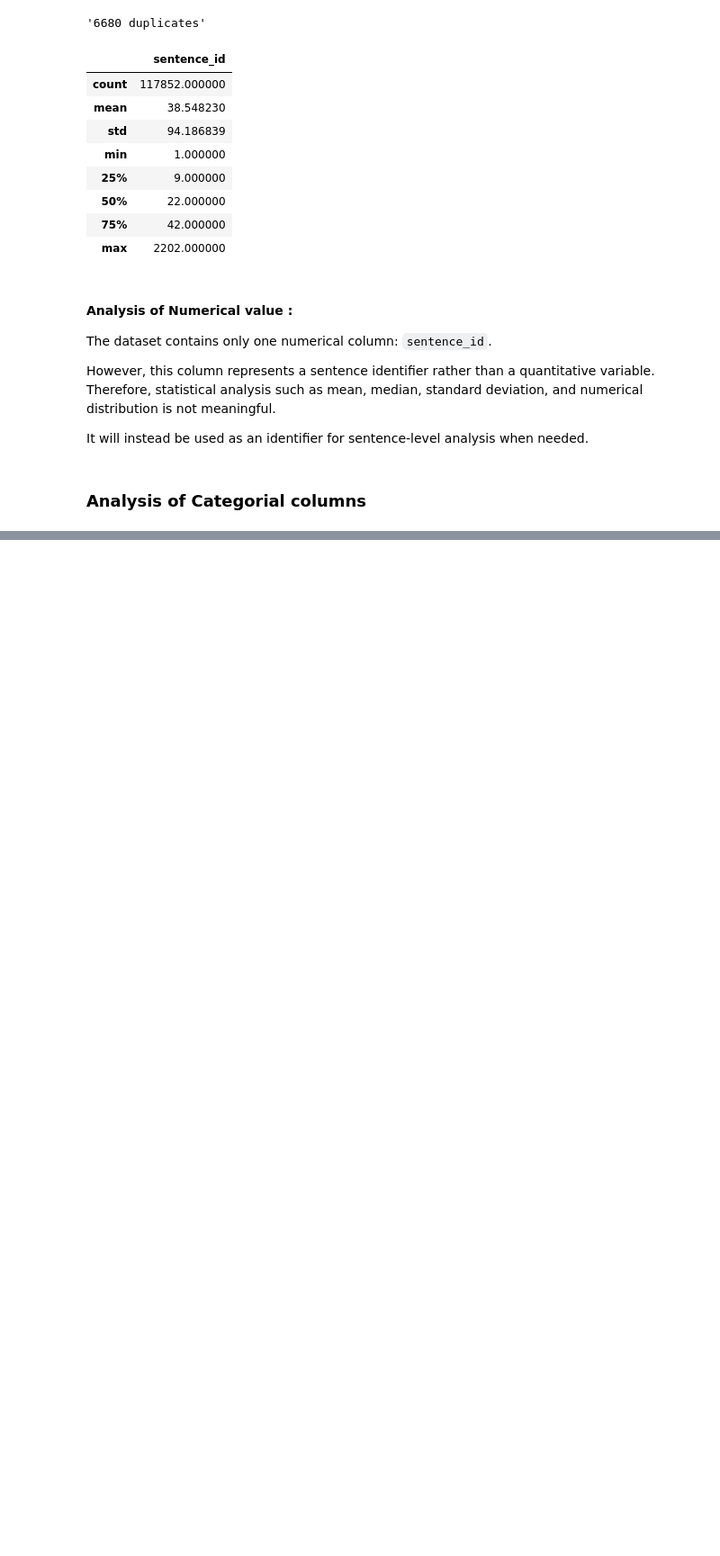
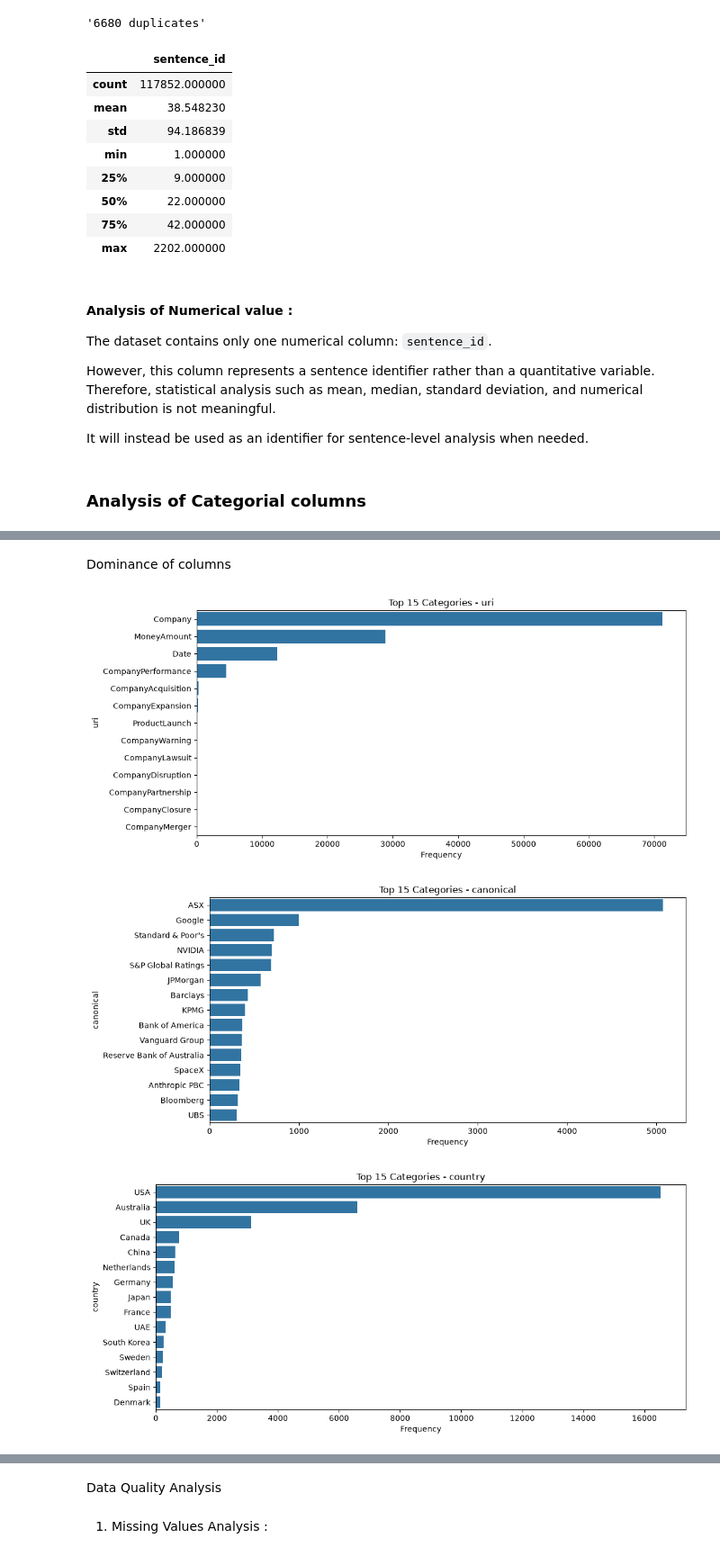
Before and after one commit to R00tXyz-0/wowool, a Jupyter notebook: Exploration/EDA.ipynb, the cells around one changed output, grey strips where cells are left out. Shown at 90% size. Saved outputs shown, nothing was run; the diff lists cells and outputs as text; code cells hidden in the pictures; blank space fills up the shorter version.

Commit message:
data EDA

```diff
--- a/Exploration/EDA.ipynb
+++ b/Exploration/EDA.ipynb
@@ -255,0 +129,11 @@ print(f"{df['canonical'].isna().sum()} duplicate")
+# %%
+cat_cols = [
+    "uri",
+    "canonical",
+    "country",
+    "sector",
+    "themes",
+    "polarity"
+]
+
+df[cat_cols].dtypes
@@ -255,0 +166,22 @@ print(f"{df['canonical'].isna().sum()} duplicate")
+# %% [markdown]
+Dominance of columns
+# %%
+for col in cat_cols:
+    counts = df[col].value_counts().head(15)
+
+    plt.figure(figsize=(11, 5))
+
+    sns.barplot(
+        x=counts.values,
+        y=counts.index
+    )
+
+    plt.title(f"Top 15 Categories - {col}")
+    plt.xlabel("Frequency")
+    plt.ylabel(col)
+    plt.tight_layout()
+    plt.show()
+# %% [output]
+[figure, added]
+[figure, added]
+[figure, added]
@@ -255,0 +191,4 @@ print(f"{df['canonical'].isna().sum()} duplicate")
+# %% [markdown]
+Data Quality Analysis
+# %% [markdown]
+1. Missing Values Analysis :
```
Also changed, not shown: parts of 57 cells of this notebook.
